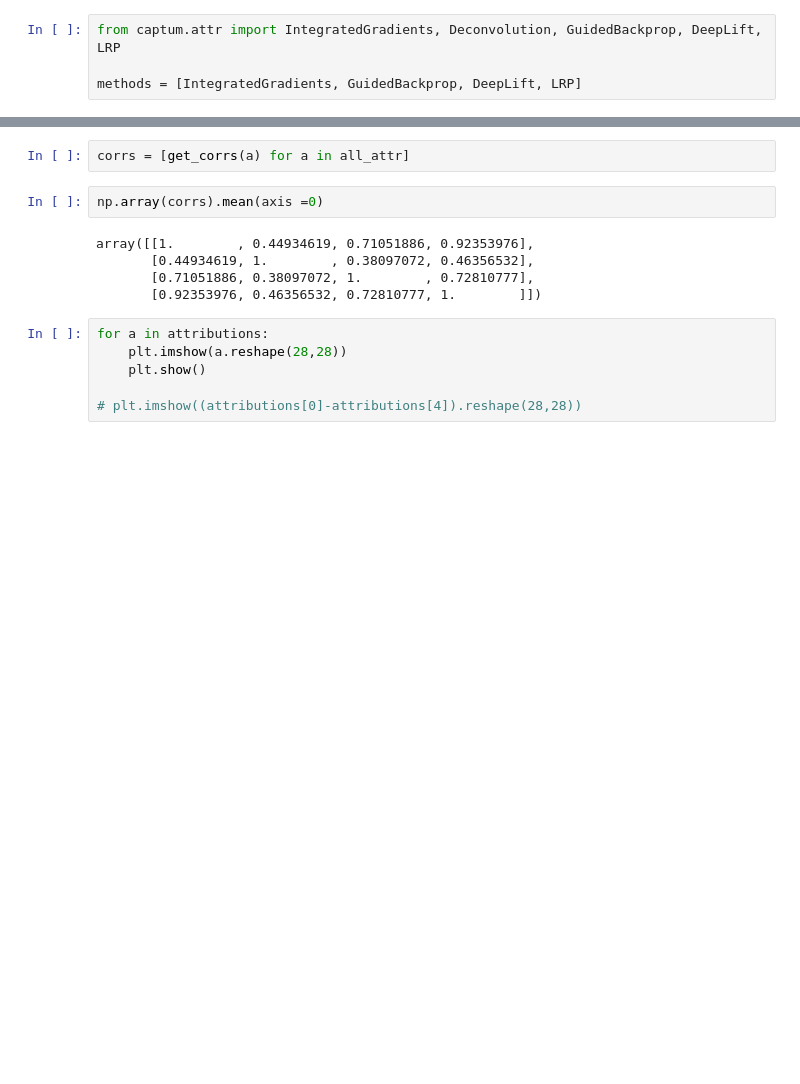
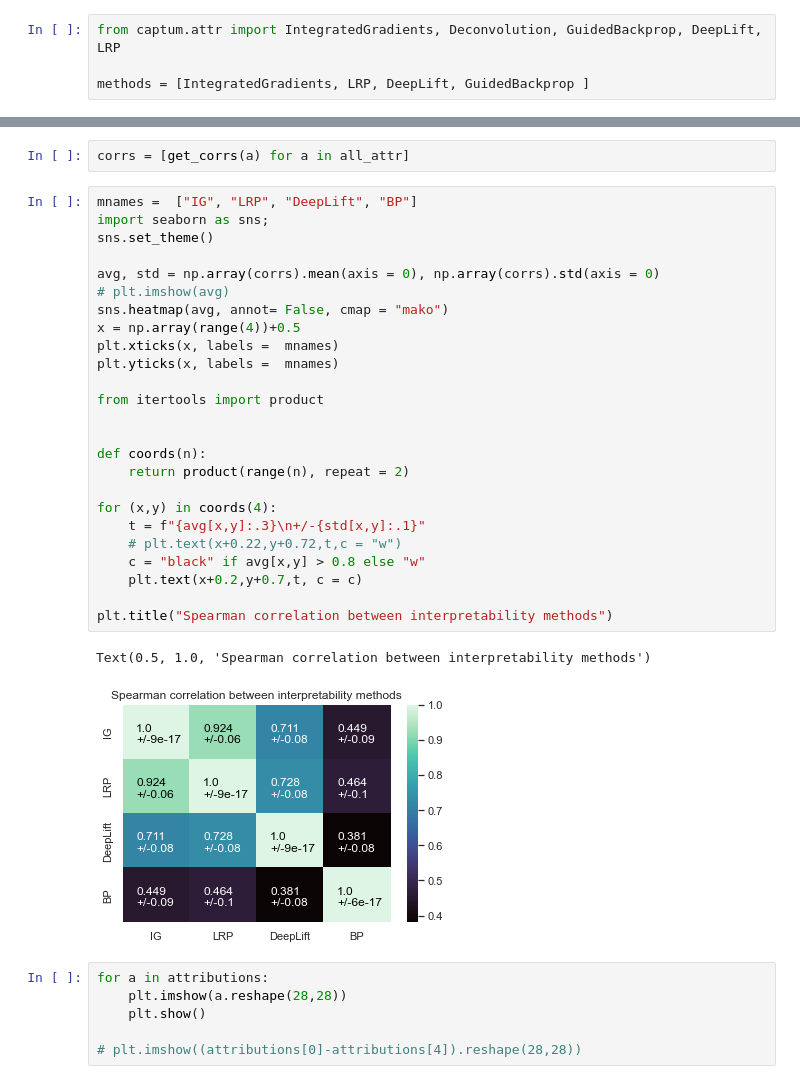
Before and after one commit to JakobSchauser/MLandData, a Jupyter notebook: ADL/Assignment 4/explainability_assignment.ipynb, the cells around one changed output, grey strips where cells are left out. Saved outputs shown, nothing was run; the diff lists cells and outputs as text; blank space fills up the shorter version.

Commit message:
The main plot is done now

```diff
--- a/ADL/Assignment 4/explainability_assignment.ipynb
+++ b/ADL/Assignment 4/explainability_assignment.ipynb
@@ -215,4 +215,4 @@ methods
 # %%
 from captum.attr import IntegratedGradients, Deconvolution, GuidedBackprop, DeepLift, LRP
 
-methods = [IntegratedGradients, GuidedBackprop, DeepLift, LRP]
+methods = [IntegratedGradients, LRP, DeepLift, GuidedBackprop ]
@@ -252,12 +252,33 @@ all_attr = get_attrs(test_dat)
 # %%
 corrs = [get_corrs(a) for a in all_attr]
-# %%
-np.array(corrs).mean(axis =0)
-# %% [output]
-array([[1.        , 0.44934619, 0.71051886, 0.92353976],
-       [0.44934619, 1.        , 0.38097072, 0.46356532],
-       [0.71051886, 0.38097072, 1.        , 0.72810777],
-       [0.92353976, 0.46356532, 0.72810777, 1.        ]])
+# %%
+mnames =  ["IG", "LRP", "DeepLift", "BP"]
+import seaborn as sns;
+sns.set_theme()
+
+avg, std = np.array(corrs).mean(axis = 0), np.array(corrs).std(axis = 0)
+# plt.imshow(avg)
+sns.heatmap(avg, annot= False, cmap = "mako")
+x = np.array(range(4))+0.5
+plt.xticks(x, labels =  mnames)
+plt.yticks(x, labels =  mnames)
+
+from itertools import product
+
+
+def coords(n):
+    return product(range(n), repeat = 2)
+
+for (x,y) in coords(4):
+    t = f"{avg[x,y]:.3}\n+/-{std[x,y]:.1}"
+    # plt.text(x+0.22,y+0.72,t,c = "w")
+    c = "black" if avg[x,y] > 0.8 else "w"
+    plt.text(x+0.2,y+0.7,t, c = c)
+
+plt.title("Spearman correlation between interpretability methods")
+# %% [output]
+Text(0.5, 1.0, 'Spearman correlation between interpretability methods')
+[figure, added]
 # %%
 for a in attributions:
     plt.imshow(a.reshape(28,28))
```
Also changed, not shown: parts of 2 cells of this notebook, 2 other files.
